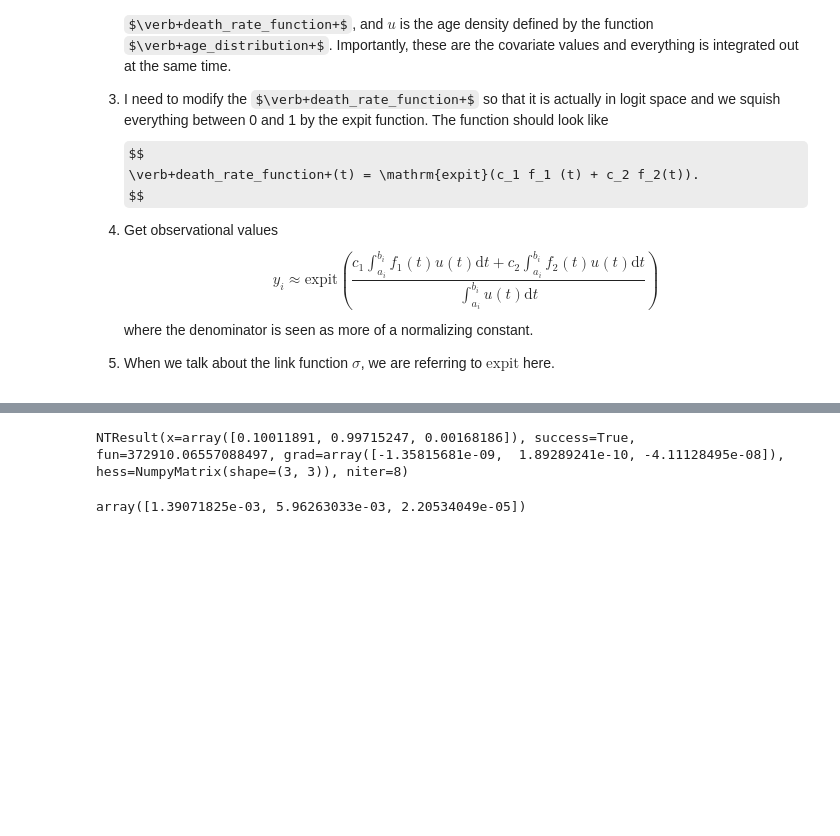
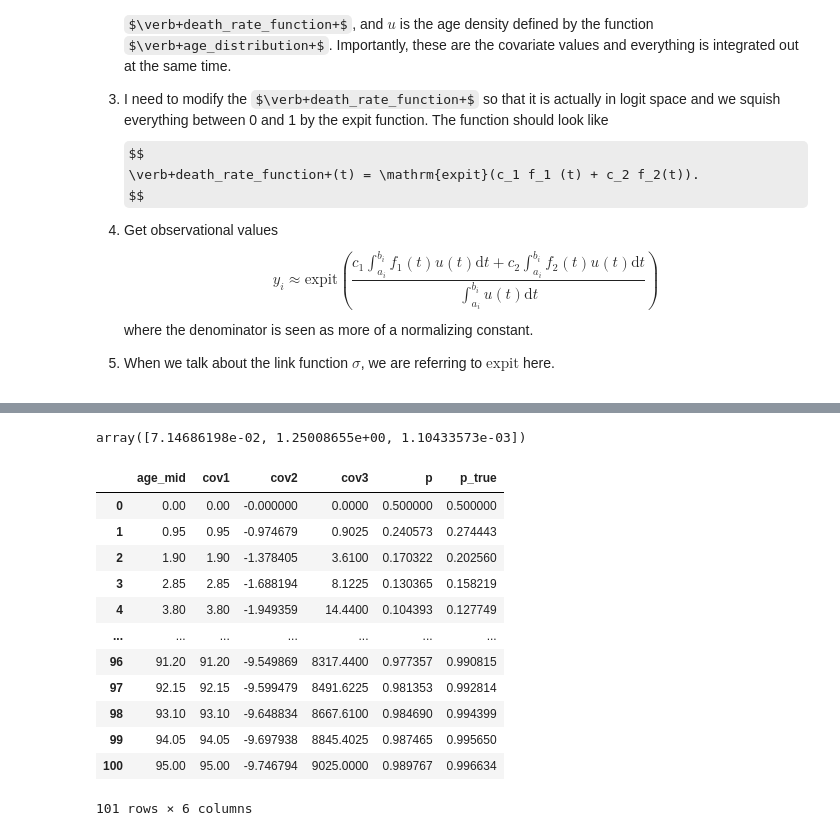
Before and after one commit to ihmeuw-msca/integral-functions, a Jupyter notebook: notebooks/simulation.ipynb, the cells around one changed output, grey strips where cells are left out. Saved outputs shown, nothing was run; the diff lists cells and outputs as text; code cells hidden in the pictures; some formulas as TeX source; blank space fills up the shorter version.

```diff
--- a/notebooks/simulation.ipynb
+++ b/notebooks/simulation.ipynb
@@ -188,10 +190,6 @@ model = BinomialModel(
 # %%
 model.fit()
 # %%
-model.opt_result
+model.opt_result.x
 # %% [output]
-NTResult(x=array([0.10011891, 0.99715247, 0.00168186]), success=True, fun=372910.06557088497, grad=array([-1.35815681e-09,  1.89289241e-10, -4.11128495e-08]), hess=NumpyMatrix(shape=(3, 3)), niter=8)
+array([7.14686198e-02, 1.25008655e+00, 1.10433573e-03])
-# %%
-np.sqrt(np.diag(model.opt_vcov))
-# %% [output]
-array([1.39071825e-03, 5.96263033e-03, 2.20534049e-05])
@@ -201,0 +205,16 @@ c3 = 0.0017
+# %%
+df_pred
+# %% [output]
+|  | age_mid | cov1 | cov2 | cov3 | p | p_true |
+| 0 | 0.00 | 0.00 | -0.000000 | 0.0000 | 0.500000 | 0.500000 |
+| 1 | 0.95 | 0.95 | -0.974679 | 0.9025 | 0.240573 | 0.274443 |
+| 2 | 1.90 | 1.90 | -1.378405 | 3.6100 | 0.170322 | 0.202560 |
+| 3 | 2.85 | 2.85 | -1.688194 | 8.1225 | 0.130365 | 0.158219 |
+| 4 | 3.80 | 3.80 | -1.949359 | 14.4400 | 0.104393 | 0.127749 |
+| ... | ... | ... | ... | ... | ... | ... |
+| 96 | 91.20 | 91.20 | -9.549869 | 8317.4400 | 0.977357 | 0.990815 |
+| 97 | 92.15 | 92.15 | -9.599479 | 8491.6225 | 0.981353 | 0.992814 |
+| 98 | 93.10 | 93.10 | -9.648834 | 8667.6100 | 0.984690 | 0.994399 |
+| 99 | 94.05 | 94.05 | -9.697938 | 8845.4025 | 0.987465 | 0.995650 |
+| 100 | 95.00 | 95.00 | -9.746794 | 9025.0000 | 0.989767 | 0.996634 |
+101 rows × 6 columns
```
Also changed, not shown: parts of 9 cells of this notebook, 3 other files.
